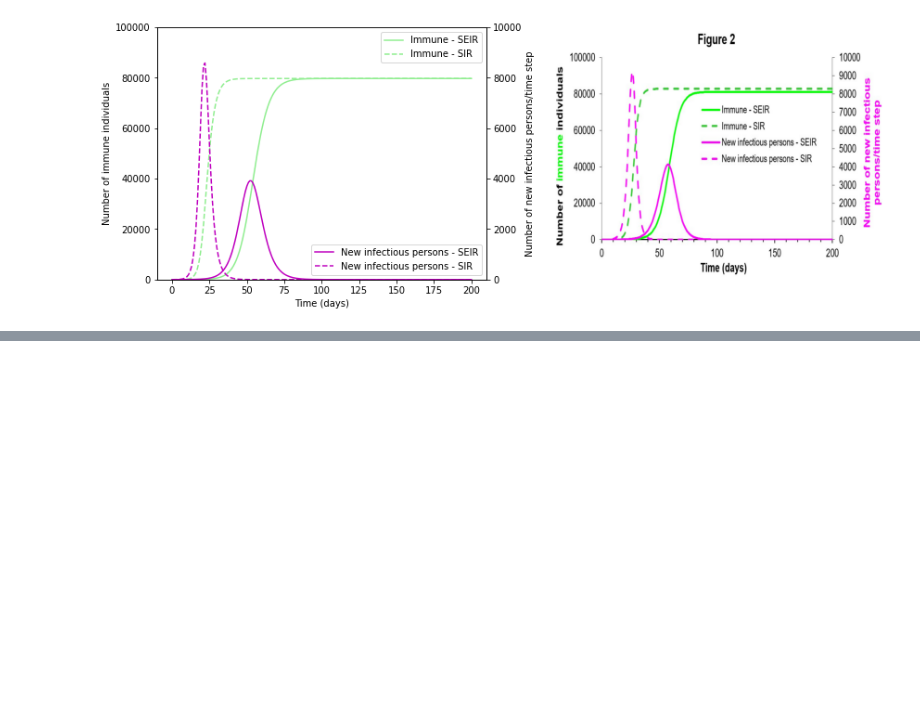
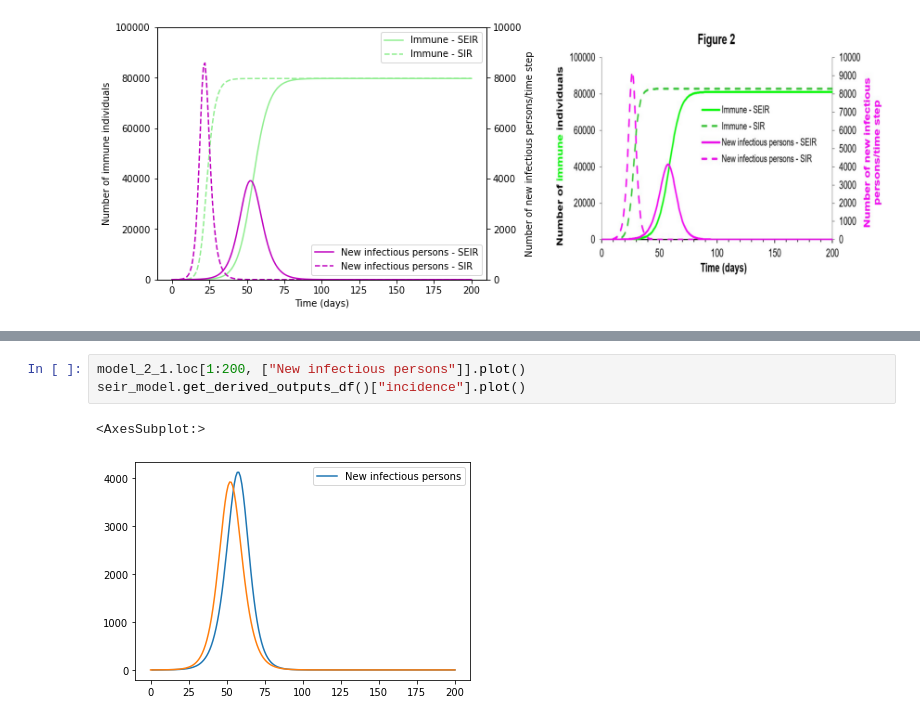
Before and after one commit to monash-emu/summer, a Jupyter notebook: docs/vynnycky_white/chapter_2.ipynb, the cells around one changed output, grey strips where cells are left out. Cells and saved outputs as stored; diff of their text form; blank space fills up the shorter version.

```diff
--- a/docs/vynnycky_white/chapter_2.ipynb
+++ b/docs/vynnycky_white/chapter_2.ipynb
@@ -198,0 +220,6 @@ twin_ax.legend(loc=4);
+# %%
+model_2_1.loc[1:200, ["New infectious persons"]].plot()
+seir_model.get_derived_outputs_df()["incidence"].plot()
+# %% [output]
+<AxesSubplot:>
+[figure, added]
```
Also changed, not shown: parts of 3 cells of this notebook.
